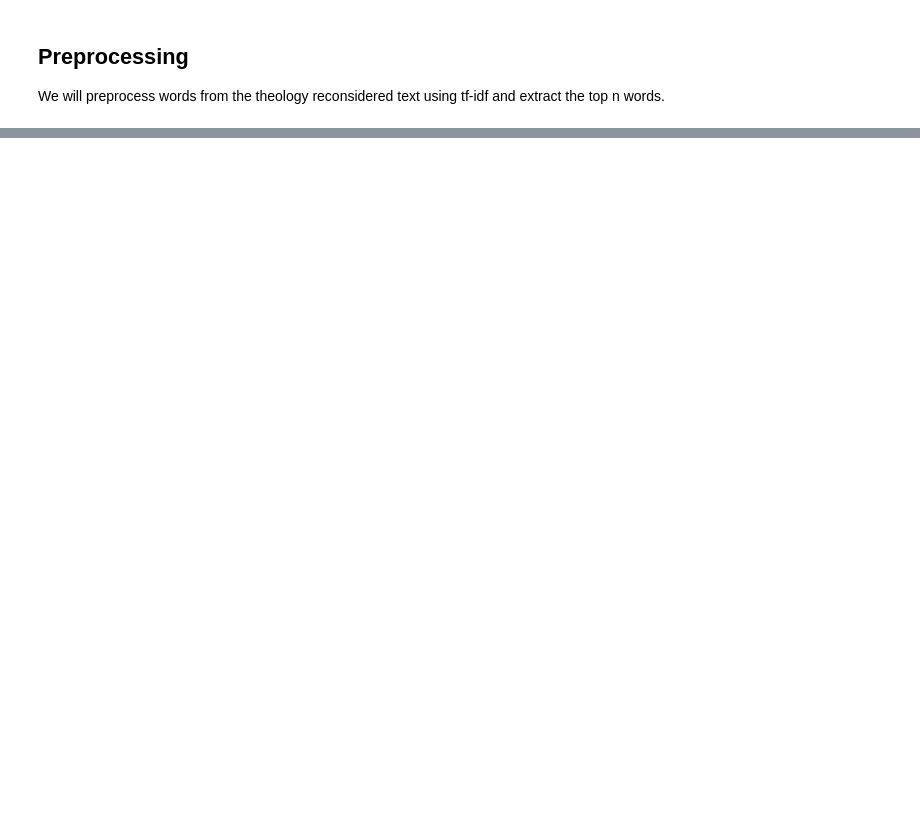
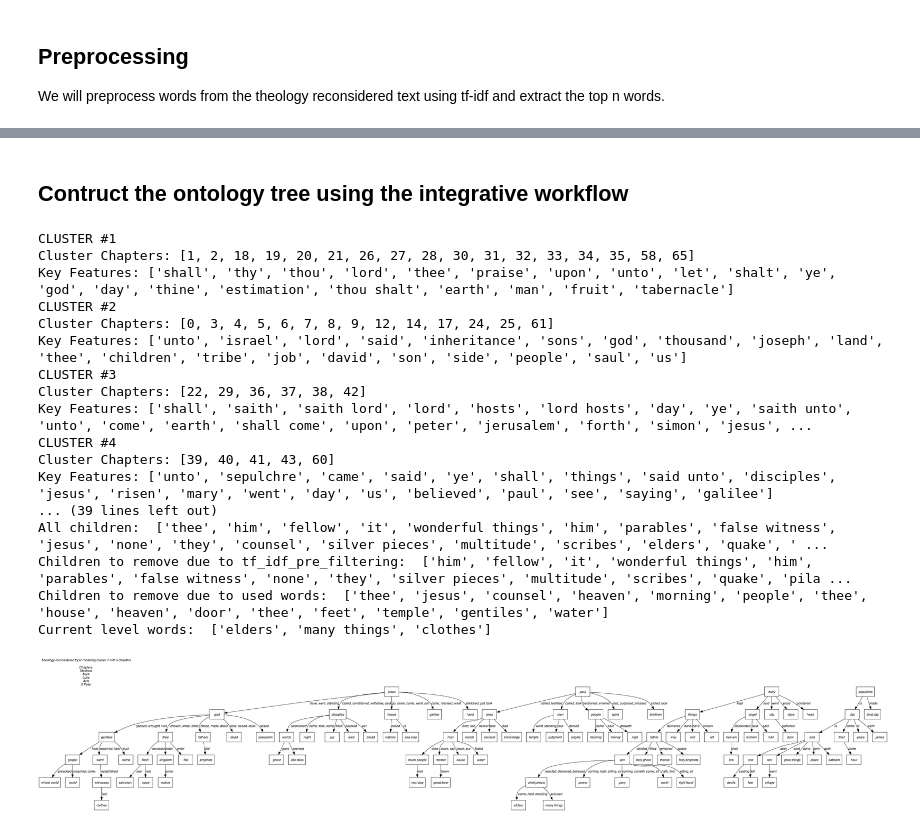
Before and after one commit to zhutchens/hierarchical_clustering, a Jupyter notebook: ontology_hierarchy/key_term_tree_bible.ipynb, the cells around one changed output, grey strips where cells are left out. Saved outputs shown, nothing was run; the diff lists cells and outputs as text; code cells hidden in the pictures; blank space fills up the shorter version.

```diff
--- a/ontology_hierarchy/key_term_tree_bible.ipynb
+++ b/ontology_hierarchy/key_term_tree_bible.ipynb
@@ -43,5 +33,15 @@ for book in all_books:
         book_text += " ".join(chapter_df["text"].values)
     books.append(" ".join(chapter_df["text"].values))
 
+sentences_per_book = []
+for book in all_books:
+    book_sentences = []
+    book_df = kjv_bible_df[kjv_bible_df["book"] == book]
+    for chapter in book_df["chapter"].unique():
+        chapter_df = book_df[book_df["chapter"] == chapter]
+        book_sentences.append(" ".join(chapter_df["text"].values))
+    sentences_per_book.append(book_sentences)
+
+sentences_per_chapter = sentences_per_book
 titles = all_books
 chapters = books
@@ -385,0 +48,49 @@ Removing the following terms:  ['one', 'well', 'also', 'metaphysics awareness']
+# %% [markdown]
+## Contruct the ontology tree using the integrative workflow
+# %%
+(
+    ontology_hierarchy,
+    all_relations_to_verbs,
+    chapter_titles,
+) = construct_topic_modeling_concept_hierarchy(
+    chapters=chapters,
+    titles=titles,
+    sentences_per_chapter=sentences_per_chapter,
+    num_topics=6,
+    chosen_cluster=4,
+    hierarchy_depth=5,
+    hierarchy_max_width=5,
+    n_key_terms=20,
+    manually_added_roots=None,
+    verbose=True,
+)
+# Draw the ontology hierarchy.
+draw_hierarchy_tree_from_ontology(
+    ontological_hierarchy=ontology_hierarchy,
+    relations_to_verbs=all_relations_to_verbs,
+    title="Theology reconsidered topic modeling cluster "
+    + str(7)
+    + " with "
+    + str(len(chapter_titles))
+    + " chapters",
+    topic_modelling_chapters=chapter_titles,
+)
+# %% [output]
+CLUSTER #1
+Cluster Chapters: [1, 2, 18, 19, 20, 21, 26, 27, 28, 30, 31, 32, 33, 34, 35, 58, 65]
+Key Features: ['shall', 'thy', 'thou', 'lord', 'thee', 'praise', 'upon', 'unto', 'let', 'shalt', 'ye', 'god', 'day', 'thine', 'estimation', 'thou shalt', 'earth', 'man', 'fruit', 'tabernacle']
+CLUSTER #2
+Cluster Chapters: [0, 3, 4, 5, 6, 7, 8, 9, 12, 14, 17, 24, 25, 61]
+Key Features: ['unto', 'israel', 'lord', 'said', 'inheritance', 'sons', 'god', 'thousand', 'joseph', 'land', 'thee', 'children', 'tribe', 'job', 'david', 'son', 'side', 'people', 'saul', 'us']
+CLUSTER #3
+Cluster Chapters: [22, 29, 36, 37, 38, 42]
+Key Features: ['shall', 'saith', 'saith lord', 'lord', 'hosts', 'lord hosts', 'day', 'ye', 'saith unto', 'unto', 'come', 'earth', 'shall come', 'upon', 'peter', 'jerusalem', 'forth', 'simon', 'jesus', ...
+CLUSTER #4
+Cluster Chapters: [39, 40, 41, 43, 60]
+Key Features: ['unto', 'sepulchre', 'came', 'said', 'ye', 'shall', 'things', 'said unto', 'disciples', 'jesus', 'risen', 'mary', 'went', 'day', 'us', 'believed', 'paul', 'see', 'saying', 'galilee']
+... (39 lines left out)
+All children:  ['thee', 'him', 'fellow', 'it', 'wonderful things', 'him', 'parables', 'false witness', 'jesus', 'none', 'they', 'counsel', 'silver pieces', 'multitude', 'scribes', 'elders', 'quake', ' ...
+Children to remove due to tf_idf_pre_filtering:  ['him', 'fellow', 'it', 'wonderful things', 'him', 'parables', 'false witness', 'none', 'they', 'silver pieces', 'multitude', 'scribes', 'quake', 'pila ...
+Children to remove due to used words:  ['thee', 'jesus', 'counsel', 'heaven', 'morning', 'people', 'thee', 'house', 'heaven', 'door', 'thee', 'feet', 'temple', 'gentiles', 'water']
+Current level words:  ['elders', 'many things', 'clothes']
+[figure, added]
```
Also changed, not shown: parts of 10 cells of this notebook, 6 other files.
